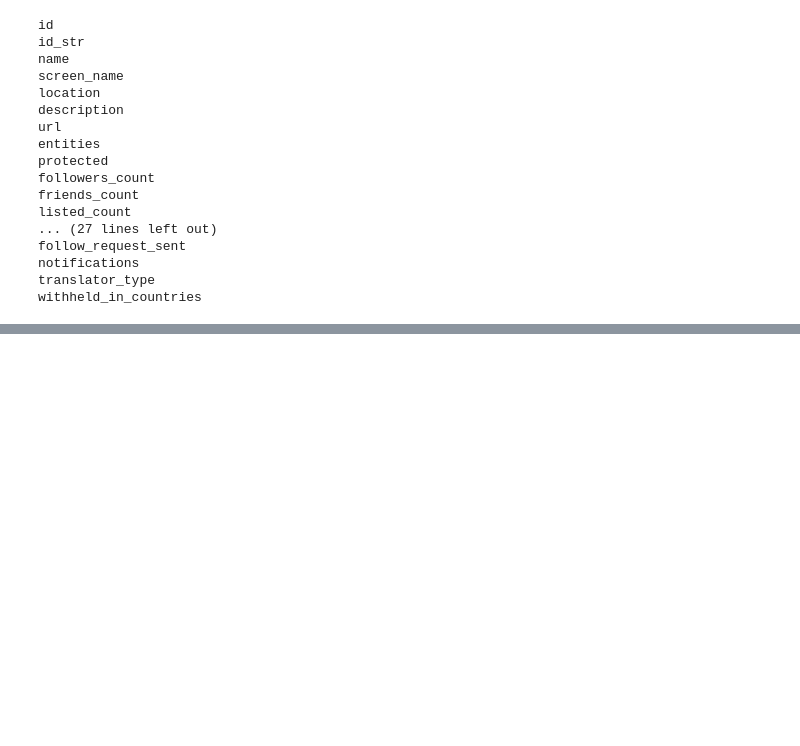
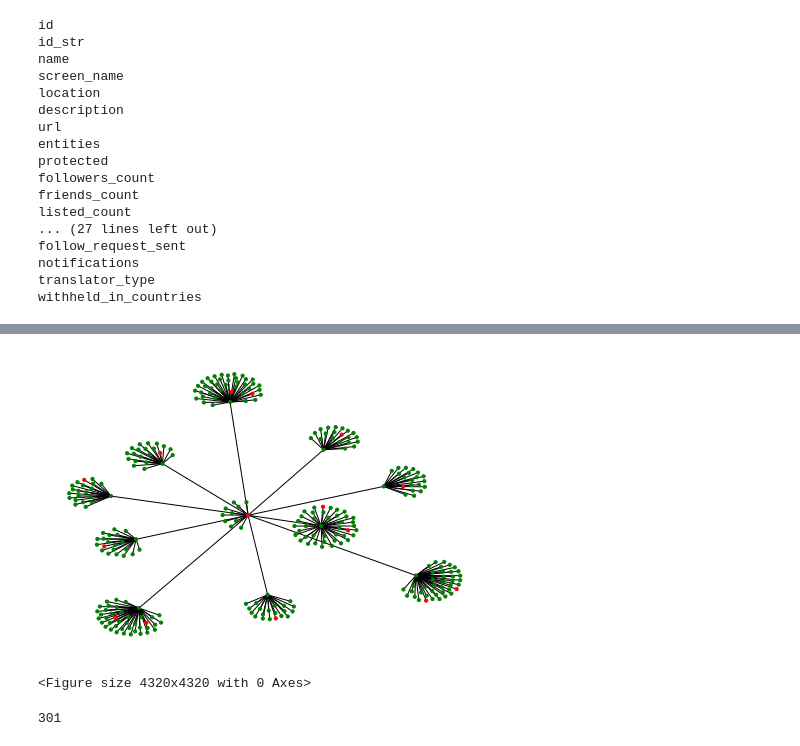
Before and after one commit to samuelqy/uottawa-projectx21, a Jupyter notebook: Data_Collection/tweet_collector.ipynb, the cells around one changed output, grey strips where cells are left out. Cells and saved outputs as stored; diff of their text form; code cells hidden in the pictures; blank space fills up the shorter version.

```diff
--- a/Data_Collection/tweet_collector.ipynb
+++ b/Data_Collection/tweet_collector.ipynb
@@ -117,7 +110,7 @@ print(get_friends_list(anchorUser))
 def check_protected(userID):
 
     user = api.get_user(user_id=userID)
-    print(user._json)
+    #print(user._json)
     if(user._json['protected'] == 'True'):
         return True
     return False
@@ -137,6 +130,4 @@ def get_tweets_by_id(userID):
     return []
 
 
-tweets = get_tweets_by_id(1426662074277576705)
-
-print(tweets[1].full_text)
+tweets = get_tweets_by_id(anchorUser.get_UserID())
@@ -288,0 +358,14 @@ NetworkXError: random_state_index is incorrect
+# %%
+from matplotlib.pyplot import figure
+
+
+nx.draw(G,node_color=color_map,node_size=10)
+plt.figure(figsize=(60,60))
+plt.show()
+# %% [output]
+[figure, added]
+<Figure size 4320x4320 with 0 Axes>
+# %%
+G.number_of_nodes()
+# %% [output]
+301
```
Also changed, not shown: parts of 24 cells of this notebook, 2 other files.
